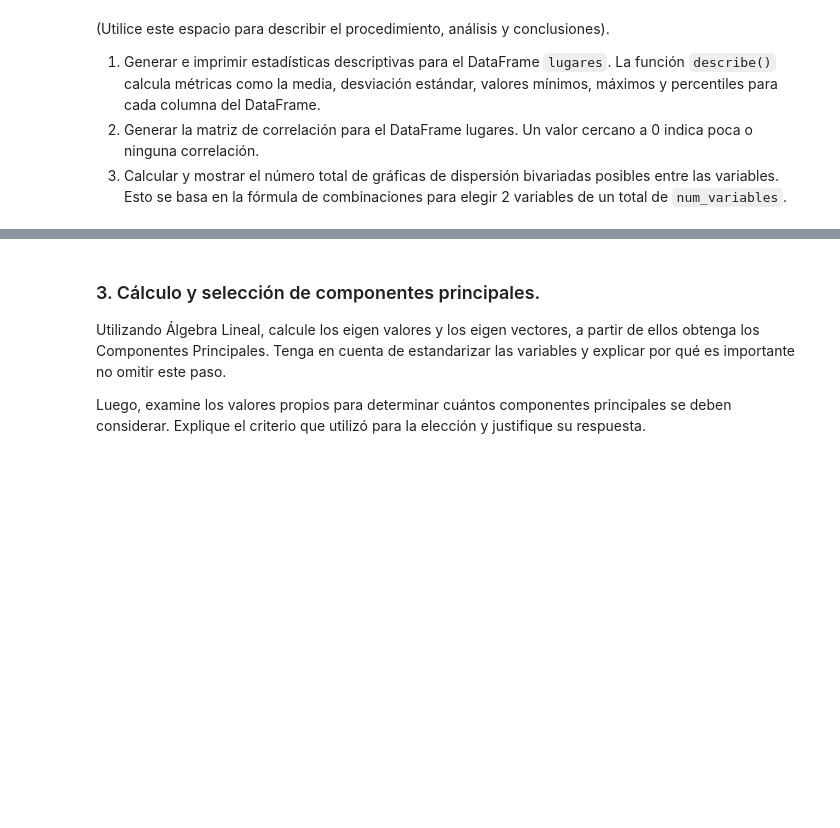
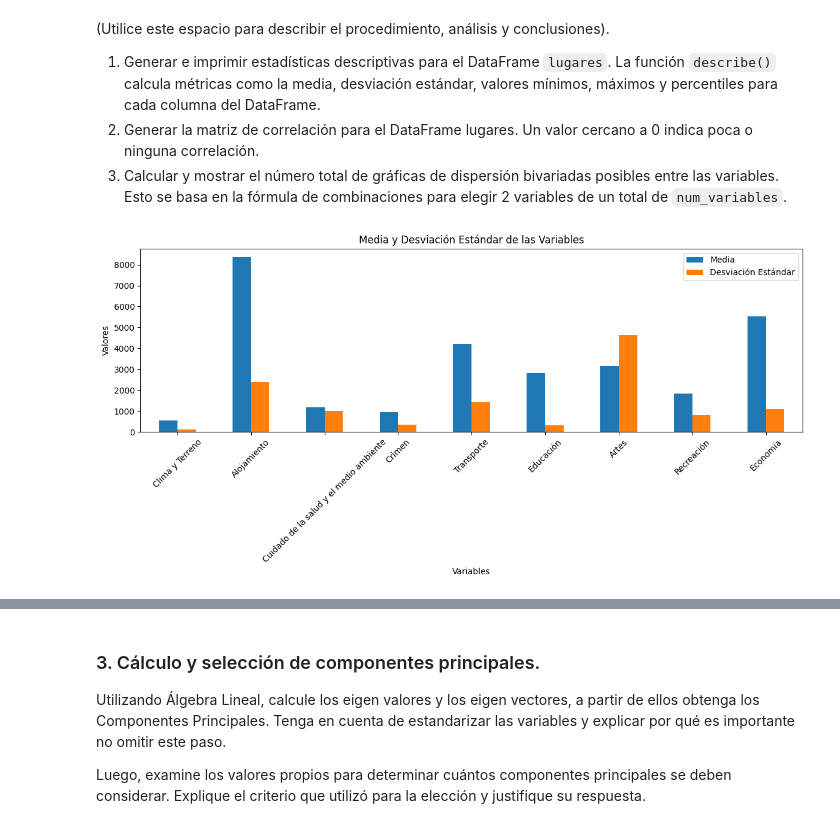
Before and after one commit to PhoenixDwarf/FORK-Inteligencia-artificial-computacion-U, a Jupyter notebook: Semana 10/Taller/S1_LC_Taller_PCA.ipynb, the cells around one changed output, grey strips where cells are left out. Drawn from its saved outputs; the diff is of its cells as text; code cells hidden in the pictures; blank space fills up the shorter version.

Commit message:
Add graphs and new metrics

```diff
--- a/Semana 10/Taller/S1_LC_Taller_PCA.ipynb
+++ b/Semana 10/Taller/S1_LC_Taller_PCA.ipynb
@@ -112,3 +112,18 @@ Número de gráficas de dispersión bivariadas: 36
 1. Generar e imprimir estadísticas descriptivas para el DataFrame `lugares`. La función `describe()` calcula métricas como la media, desviación estándar, valores mínimos, máximos y percentiles para cada columna del DataFrame.
 2. Generar la matriz de correlación para el DataFrame lugares. Un valor cercano a 0 indica poca o ninguna correlación.
 3. Calcular y mostrar el número total de gráficas de dispersión bivariadas posibles entre las variables. Esto se basa en la fórmula de combinaciones para elegir 2 variables de un total de `num_variables`.
+# %%
+import matplotlib.pyplot as plt
+
+stats_to_plot = descriptive_stats.loc[['mean', 'std']].T
+
+stats_to_plot.plot(kind='bar', figsize=(12, 6))
+plt.title('Media y Desviación Estándar de las Variables')
+plt.xlabel('Variables')
+plt.ylabel('Valores')
+plt.xticks(rotation=45)
+plt.legend(['Media', 'Desviación Estándar'])
+plt.tight_layout()
+plt.show()
+# %% [output]
+[figure, added]
```
Also changed, not shown: parts of 7 cells of this notebook.
